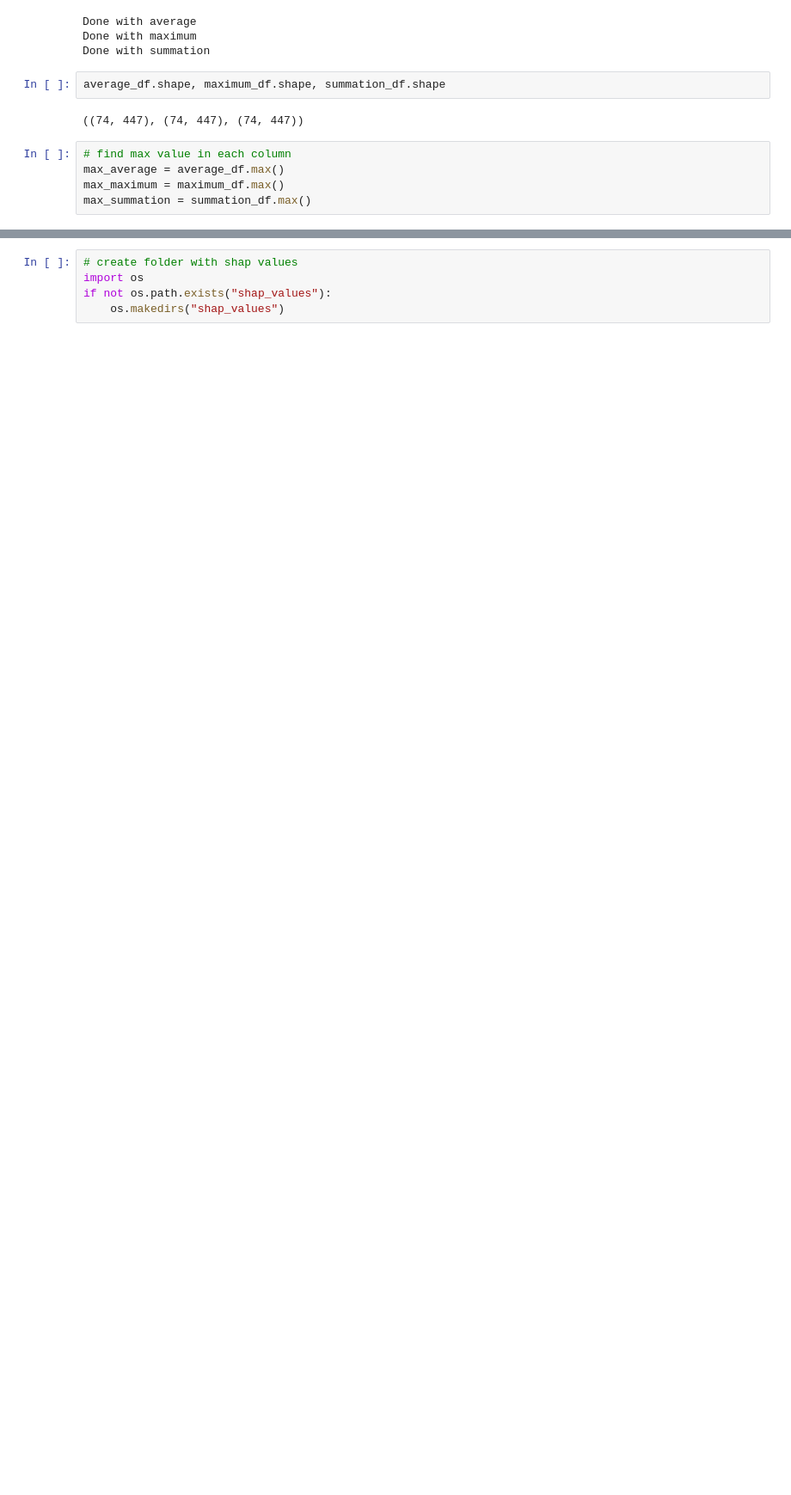
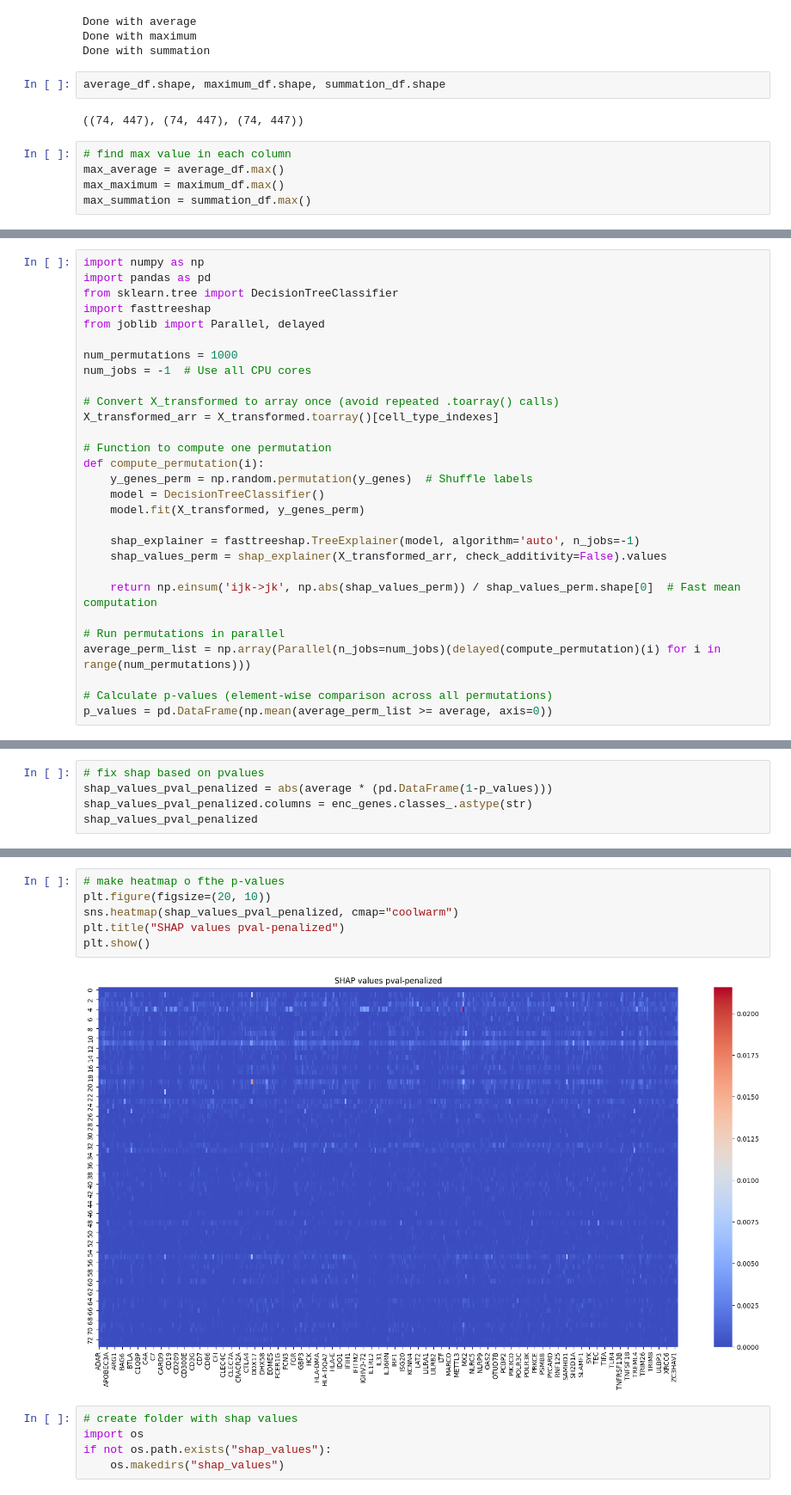
Before and after one commit to antoniocollesei/SHISMA, a Jupyter notebook: 2024-11-08_borf_mapping.ipynb, the cells around one changed output, grey strips where cells are left out. Shown: that part at 86% size. Saved outputs shown, nothing was run; the diff lists cells and outputs as text; blank space fills up the shorter version.

Commit message:
Improved shap with permutations

```diff
--- a/2024-11-08_borf_mapping.ipynb
+++ b/2024-11-08_borf_mapping.ipynb
@@ -290,0 +307,29 @@ max_summation = summation_df.max()
+# %%
+import numpy as np
+import pandas as pd
+from sklearn.tree import DecisionTreeClassifier
+import fasttreeshap
+from joblib import Parallel, delayed
+
+num_permutations = 1000
+num_jobs = -1  # Use all CPU cores
+
+# Convert X_transformed to array once (avoid repeated .toarray() calls)
+X_transformed_arr = X_transformed.toarray()[cell_type_indexes]
+
+# Function to compute one permutation
+def compute_permutation(i):
+    y_genes_perm = np.random.permutation(y_genes)  # Shuffle labels
+    model = DecisionTreeClassifier()
+    model.fit(X_transformed, y_genes_perm)
+
+    shap_explainer = fasttreeshap.TreeExplainer(model, algorithm='auto', n_jobs=-1)
+    shap_values_perm = shap_explainer(X_transformed_arr, check_additivity=False).values
+
+    return np.einsum('ijk->jk', np.abs(shap_values_perm)) / shap_values_perm.shape[0]  # Fast mean computation
+
+# Run permutations in parallel
+average_perm_list = np.array(Parallel(n_jobs=num_jobs)(delayed(compute_permutation)(i) for i in range(num_permutations)))
+
+# Calculate p-values (element-wise comparison across all permutations)
+p_values = pd.DataFrame(np.mean(average_perm_list >= average, axis=0))
@@ -290,0 +356,5 @@ max_summation = summation_df.max()
+# %%
+# fix shap based on pvalues
+shap_values_pval_penalized = abs(average * (pd.DataFrame(1-p_values)))
+shap_values_pval_penalized.columns = enc_genes.classes_.astype(str)
+shap_values_pval_penalized
@@ -291,3 +390,11 @@ max_summation = summation_df.max()
+# %%
+# make heatmap o fthe p-values
+plt.figure(figsize=(20, 10))
+sns.heatmap(shap_values_pval_penalized, cmap="coolwarm")
+plt.title("SHAP values pval-penalized")
+plt.show()
+# %% [output]
+[figure, added]
 # %%
 # create folder with shap values
 import os
```
Also changed, not shown: parts of 7 cells of this notebook, 4 other files.
